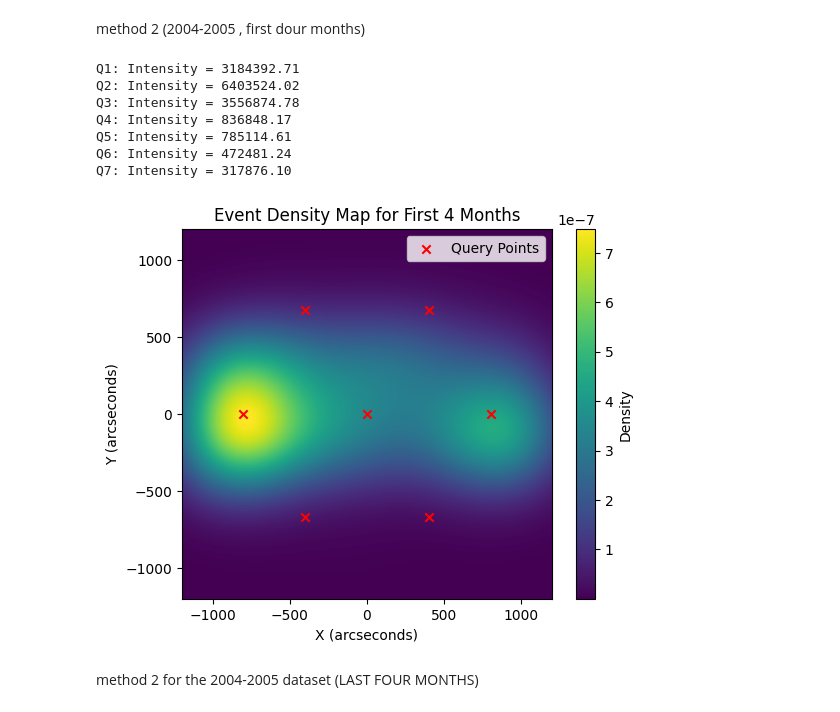
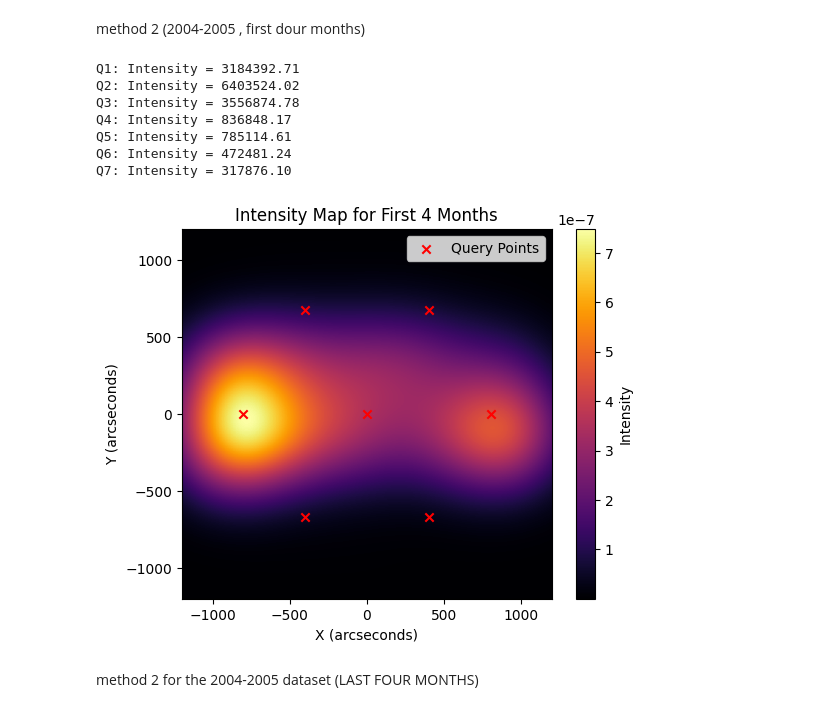
Before and after one commit to ericaahayy/ITGurlsCOSC3337, a Jupyter notebook: Method2_Intensity_Maps.ipynb, the cells around one changed output. Drawn from its saved outputs; the diff is of its cells as text; code cells hidden in the pictures.

Commit message:
changing labels and color map

```diff
--- a/Method2_Intensity_Maps.ipynb
+++ b/Method2_Intensity_Maps.ipynb
@@ -112,37 +112,37 @@ xx, yy = np.meshgrid(np.arange(x_min, x_max, step), np.arange(y_min, y_max, step
 
 grid_points = np.vstack([xx.ravel(), yy.ravel()]).T
 
 # Create a KDE model
 kde = KernelDensity(bandwidth=sigma, kernel='gaussian')
 kde.fit(flare_events[['x.pos.asec', 'y.pos.asec']])
 
 # Calculate the log-densities at each point on the grid
 log_densities = kde.score_samples(grid_points)
 
 density_map = np.exp(log_densities).reshape(xx.shape)
 
 # Create the density map
-plt.imshow(density_map, extent=(x_min, x_max, y_min, y_max), origin='lower', cmap='viridis')
-plt.colorbar(label='Density')
+plt.imshow(density_map, extent=(x_min, x_max, y_min, y_max), origin='lower', cmap='inferno')
+plt.colorbar(label='Intensity')
 plt.scatter([p['coordinates'][0] for p in query_points.values()], [p['coordinates'][1] for p in query_points.values()], color='red', marker='x', label='Query Points')
 
 # labels and legend
 plt.xlabel('X (arcseconds)')
 plt.ylabel('Y (arcseconds)')
-plt.title('Event Density Map for First 4 Months')
+plt.title('Intensity Map for First 4 Months')
 plt.legend()
 
 
 plt.show()
 # %% [output]
 Q1: Intensity = 3184392.71
 Q2: Intensity = 6403524.02
 Q3: Intensity = 3556874.78
 Q4: Intensity = 836848.17
 Q5: Intensity = 785114.61
 Q6: Intensity = 472481.24
 Q7: Intensity = 317876.10
-[figure, old version]
+[figure, new version]
 # %% [markdown]
 method 2 for the 2004-2005 dataset (LAST FOUR MONTHS)
 # %%
```
Also changed, not shown: parts of 3 cells of this notebook.
